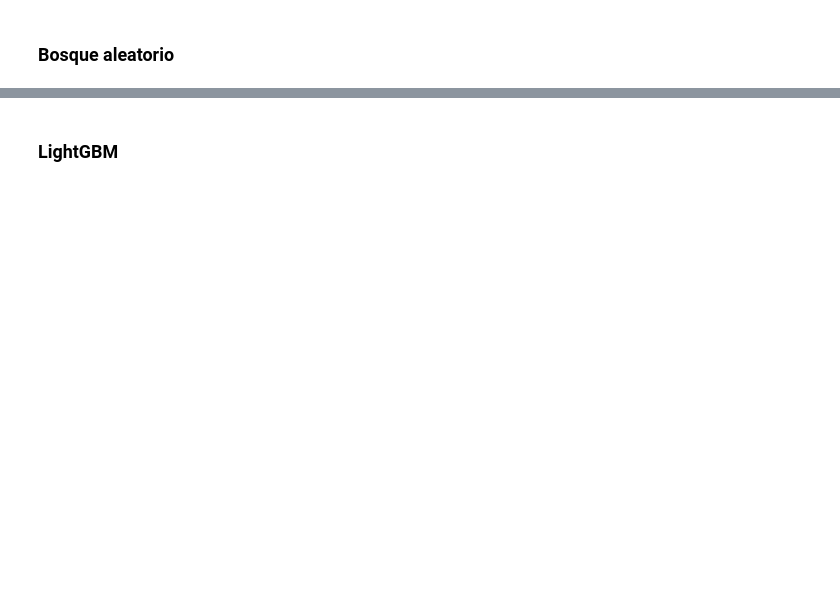
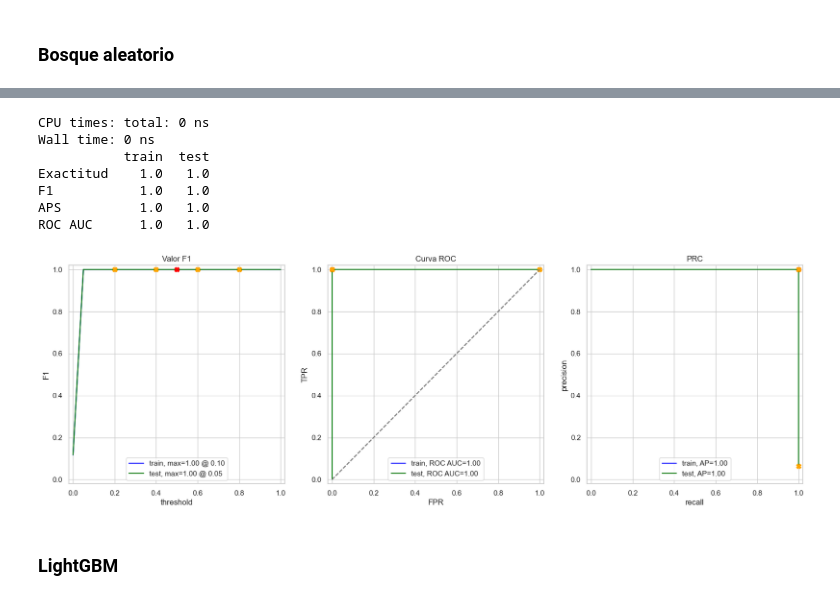
Before and after one commit to AbnerGalRol/Hackaton-Triple_ten-Team-8, a Jupyter notebook: notebooks/hackaton-triple-ten.ipynb, the cells around one changed output, grey strips where cells are left out. Cells and saved outputs as stored; diff of their text form; code cells hidden in the pictures; blank space fills up the shorter version.

```diff
--- a/notebooks/hackaton-triple-ten.ipynb
+++ b/notebooks/hackaton-triple-ten.ipynb
@@ -785,7 +814,7 @@ model_forest = RandomForestClassifier()
 param_grid = {
     'n_estimators':[20, 50, 100, 200],
     'criterion':['gini', 'entropy'],
-    'max_depth':[None, 10, 20, 30, 50],
+    'max_depth':[10, 20, 30, 50],
     'class_weight':[None, 'balanced']
 }
 grid_forest = GridSearchCV(estimator=model_forest, param_grid=param_grid, scoring='roc_auc', cv=5, n_jobs=-1)
@@ -797,7 +829,16 @@ print(grid_forest.best_score_)
 # %%
 %time #llenar con los resultados anteriores
-model_ba = RandomForestClassifier(random_state=12345, n_estimators=, max_depth=, class_weight='balanced',
-                                  criterion='entropy')
+model_ba = RandomForestClassifier(random_state=12345, n_estimators=20,
+                                  criterion='gini')
 model_ba.fit(features_train, target_train)
 evaluate_model(model_ba, features_train, target_train, features_valid, target_valid)
+# %% [output]
+CPU times: total: 0 ns
+Wall time: 0 ns
+           train  test
+Exactitud    1.0   1.0
+F1           1.0   1.0
+APS          1.0   1.0
+ROC AUC      1.0   1.0
+[figure, added]
 # %%
```
Also changed, not shown: parts of 23 cells of this notebook.
